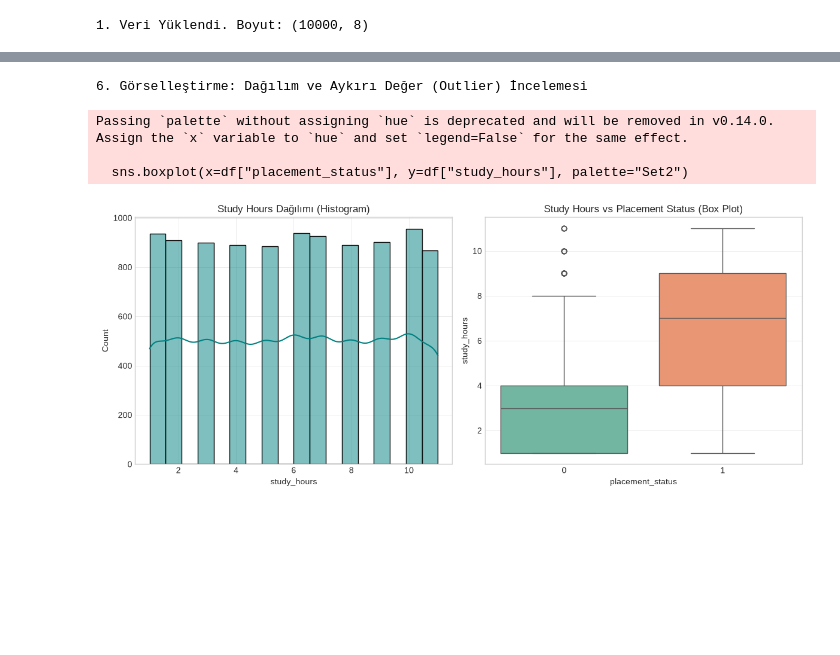
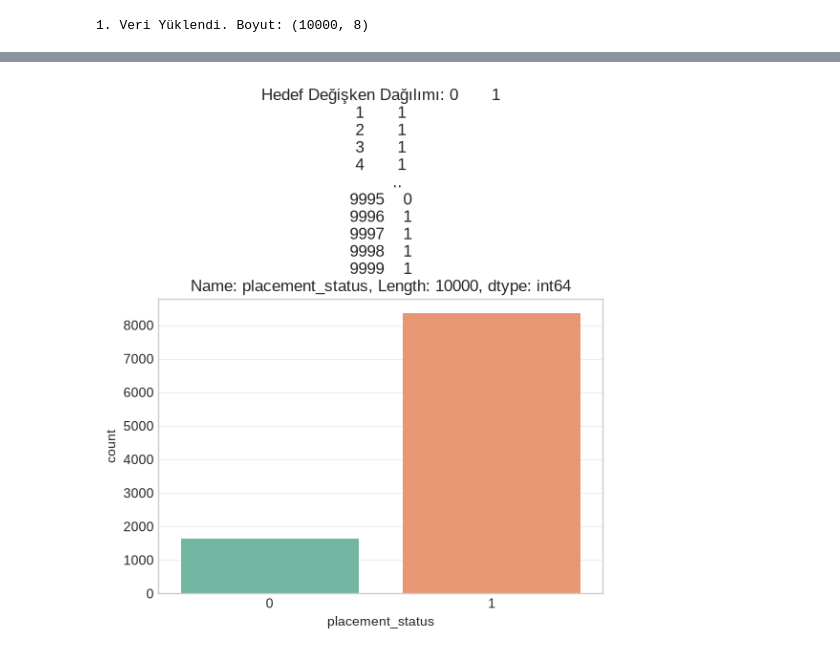
Before and after one commit to JibrilGY/FastApiProject, a Jupyter notebook: data_analysis/student_analysis.ipynb, the cells around one changed output, grey strips where cells are left out. Cells and saved outputs as stored; diff of their text form; code cells hidden in the pictures; blank space fills up the shorter version.

```diff
--- a/data_analysis/student_analysis.ipynb
+++ b/data_analysis/student_analysis.ipynb
@@ -51,24 +60,8 @@ Name: count, dtype: int64
 # %%
-# --- 5. Visualization ---
-print("\n6. Görselleştirme: Dağılım ve Aykırı Değer (Outlier) İncelemesi")
-plt.figure(figsize=(12, 5))
-
-# Histogram ile dağılım şeklini inceleme
-plt.subplot(1, 2, 1)
-sns.histplot(df["study_hours"], kde=True, color="teal")
-plt.title("Study Hours Dağılımı (Histogram)")
-
-# Box plot ile aykırı değerleri inceleme
-plt.subplot(1, 2, 2)
-sns.boxplot(x=df["placement_status"], y=df["study_hours"], palette="Set2")
-plt.title("Study Hours vs Placement Status (Box Plot)")
-
-plt.tight_layout()
-plt.show()
+# --- 3. Hedef Değişken (Target) Dağılımı ---
+# Hedef sütunu ayarlama
+target_column = df["placement_status"]
+plot_target_distribution(df, target_column)
 # %% [output]
-6. Görselleştirme: Dağılım ve Aykırı Değer (Outlier) İncelemesi
-Passing `palette` without assigning `hue` is deprecated and will be removed in v0.14.0. Assign the `x` variable to `hue` and set `legend=False` for the same effect.
-
-  sns.boxplot(x=df["placement_status"], y=df["study_hours"], palette="Set2")
-[figure, old version]
+[figure, new version]
 # %%
```
Also changed, not shown: parts of 11 cells of this notebook, 24 other files.
